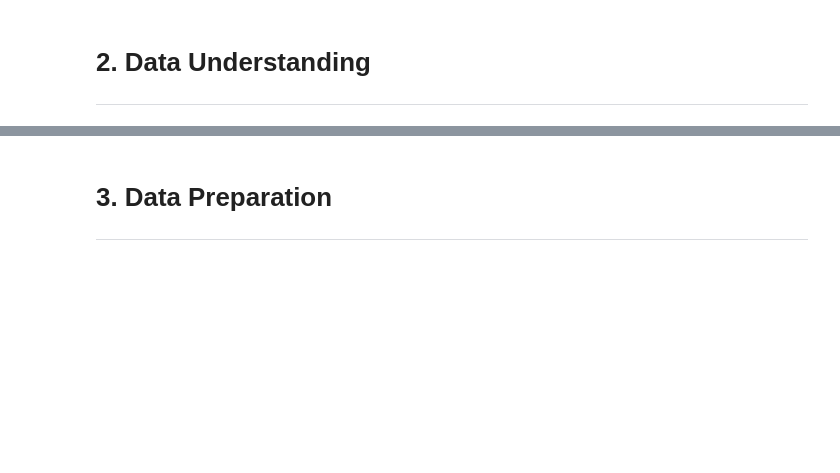
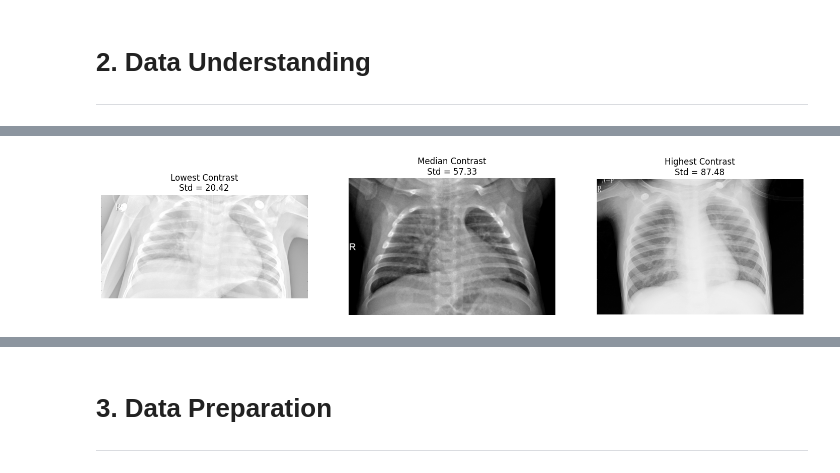
Before and after one commit to logus2k/apvc_p2, a Jupyter notebook: dl_for_cv_project2_v1.ipynb, the cells around one changed output, grey strips where cells are left out. Cells and saved outputs as stored; diff of their text form; code cells hidden in the pictures; blank space fills up the shorter version.

```diff
--- a/dl_for_cv_project2_v1.ipynb
+++ b/dl_for_cv_project2_v1.ipynb
@@ -76,3 +84,7 @@ CHECKPOINT_PATH = "best_model_checkpoint.keras"  # File path to save the best mo
 random.seed(SEED)
 np.random.seed(SEED)
 tf.random.set_seed(SEED)
+# %%
+# Set paths for train and test datasets
+train_dir = "./chest_xray/train"
+test_dir = "./chest_xray/test"
@@ -78,0 +145,28 @@ tf.random.set_seed(SEED)
+# %%
+# Sort images by global contrast for selecting representative examples
+df_sorted = df_std.sort_values(by="global_std")
+
+# Identify lowest, median, and highest contrast samples
+low_row = df_sorted.iloc[0]
+mid_row = df_sorted.iloc[len(df_sorted) // 2]
+high_row = df_sorted.iloc[-1]
+
+selected = [
+	("Lowest Contrast", low_row["image"], low_row["global_std"]),
+	("Median Contrast", mid_row["image"], mid_row["global_std"]),
+	("Highest Contrast", high_row["image"], high_row["global_std"])
+]
+
+# Plot representative images for Figure 2.1
+plt.figure(figsize=(18, 6))
+
+for idx, (label, path, std_val) in enumerate(selected):
+	img = cv2.imread(path, cv2.IMREAD_GRAYSCALE)
+	plt.subplot(1, 3, idx + 1)
+	plt.imshow(img, cmap="gray")
+	plt.title(f"{label}\nStd = {std_val:.2f}")
+	plt.axis("off")
+
+plt.show()
+# %% [output]
+[figure, added]
```
Also changed, not shown: parts of 8 cells of this notebook.
